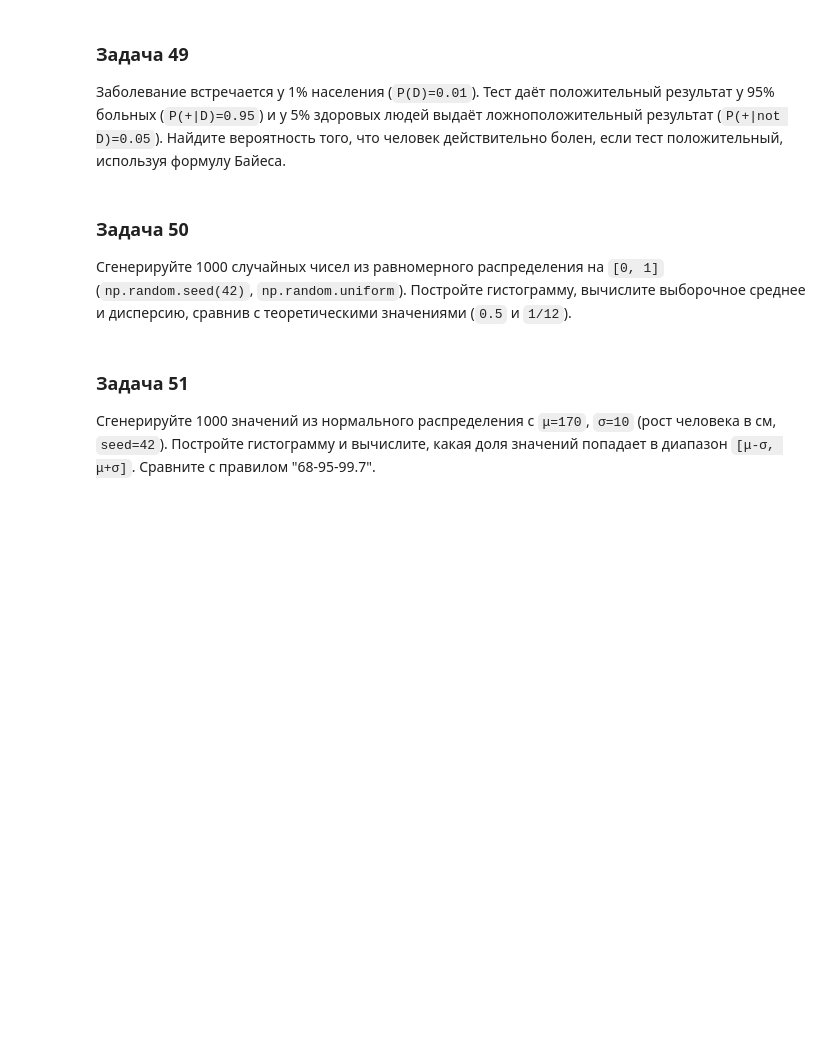
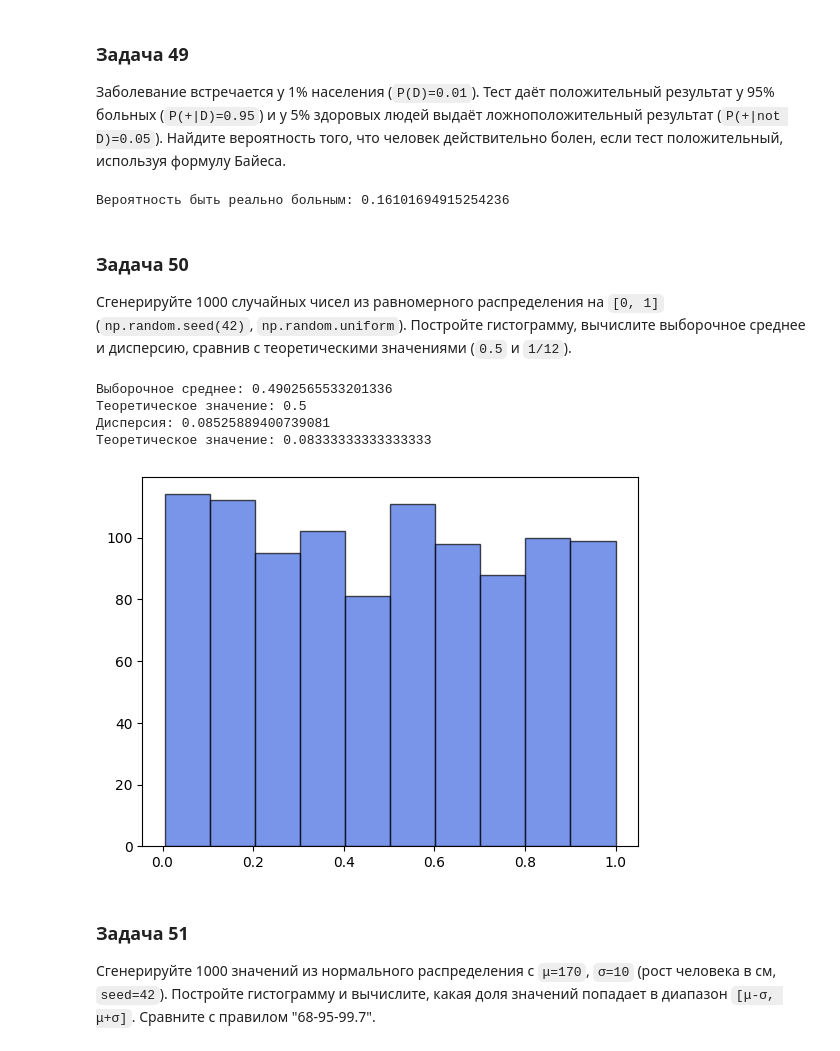
Before and after one commit to dshayderov/ml-learning-journal, a Jupyter notebook: 0.0-prerequisites/0.0-math-problem-set.ipynb, the cells around one changed output. Drawn from its saved outputs; the diff is of its cells as text; code cells hidden in the pictures; blank space fills up the shorter version.

Commit message:
Пройдена тема 0.4: Теория вероятности

```diff
--- a/0.0-prerequisites/0.0-math-problem-set.ipynb
+++ b/0.0-prerequisites/0.0-math-problem-set.ipynb
@@ -1163,13 +1215,45 @@ w1*2 + w2*3 = 9.999999999999998
 
 Заболевание встречается у 1% населения (`P(D)=0.01`). Тест даёт положительный результат у 95% больных (`P(+|D)=0.95`) и у 5% здоровых людей выдаёт ложноположительный результат (`P(+|not D)=0.05`). Найдите вероятность того, что человек действительно болен, если тест положительный, используя формулу Байеса.
 # %%
-# Ваше решение здесь
+# Вероятности
+p_D = 0.01
+p_posD = 0.95
+p_falseposD = 0.05
+
+# Формула Байеса
+p = (p_posD * p_D) / (p_posD * p_D + p_falseposD * (1 - p_D))
+
+print(f"Вероятность быть реально больным: {p}")
+# %% [output]
+Вероятность быть реально больным: 0.16101694915254236
 # %% [markdown]
 ### Задача 50
 
 Сгенерируйте 1000 случайных чисел из равномерного распределения на `[0, 1]` (`np.random.seed(42)`, `np.random.uniform`). Постройте гистограмму, вычислите выборочное среднее и дисперсию, сравнив с теоретическими значениями (`0.5` и `1/12`).
 # %%
-# Ваше решение здесь
+np.random.seed(42)
+
+# Количество чисел
+n = 1000
+# Генерация чисел
+numbers = np.random.uniform(0, 1, n)
+
+# Гистограмма
+plt.hist(numbers, color='royalblue', edgecolor='black', alpha=0.7)
+
+# Выборочное среднее
+print(f"Выборочное среднее: {np.mean(numbers)}")
+print(f"Теоретическое значение: {0.5}")
+
+# Дисперсия
+print(f"Дисперсия: {np.var(numbers)}")
+print(f"Теоретическое значение: {1/12}")
+# %% [output]
+Выборочное среднее: 0.4902565533201336
+Теоретическое значение: 0.5
+Дисперсия: 0.08525889400739081
+Теоретическое значение: 0.08333333333333333
+[figure, added]
 # %% [markdown]
 ### Задача 51
 
```
Also changed, not shown: parts of 19 cells of this notebook, 19 other files.
